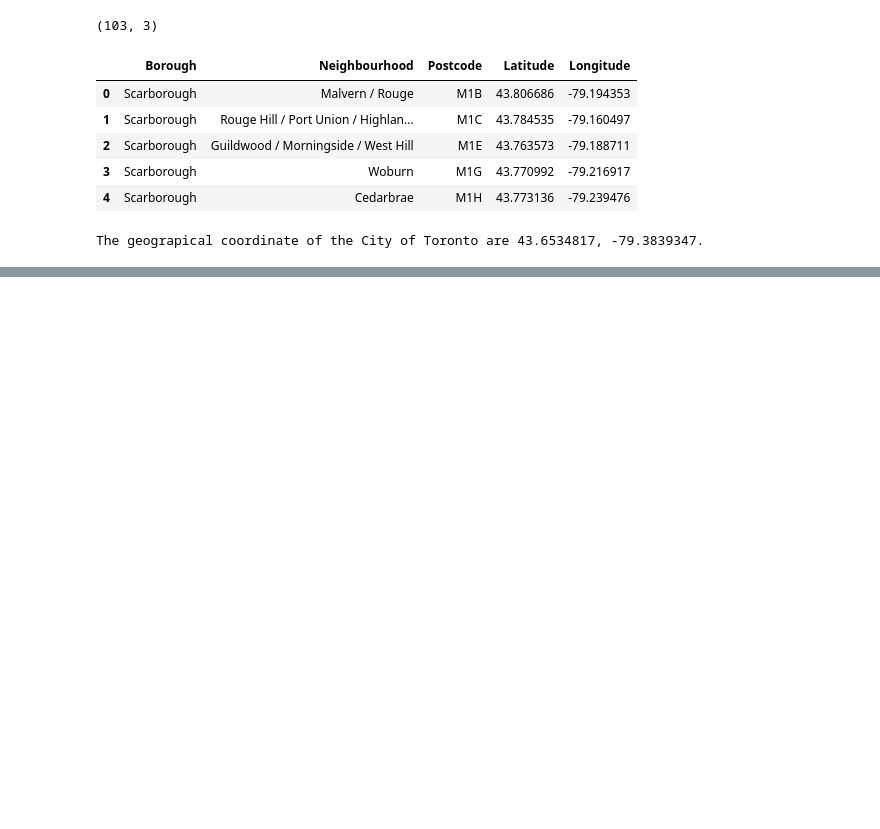
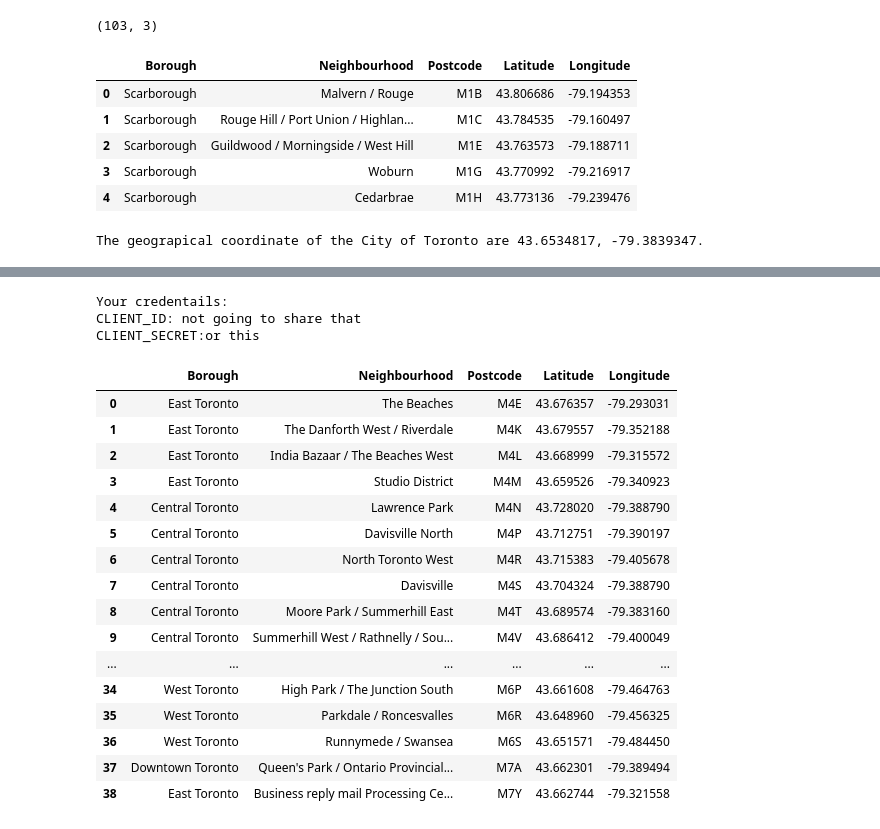
Before and after one commit to WalkerTyD/github-example, a Jupyter notebook: Clusters.ipynb, the cells around one changed output, grey strips where cells are left out. Cells and saved outputs as stored; diff of their text form; code cells hidden in the pictures; blank space fills up the shorter version.

Commit message:
Published from Watson Studio.

```diff
--- a/Clusters.ipynb
+++ b/Clusters.ipynb
@@ -181,3 +181,38 @@ for lat, lng, borough, neighborhood in zip(df_tor['Latitude'], df_tor['Longitude
 map_toronto
 # %% [output]
 [interactive output not drawn]
+# %%
+CLIENT_ID = 'not going to share that' # your Foursquare ID
+CLIENT_SECRET = 'or this' # your Foursquare Secret
+VERSION = '20180605' # Foursquare API version
+
+print('Your credentails:')
+print('CLIENT_ID: ' + CLIENT_ID)
+print('CLIENT_SECRET:' + CLIENT_SECRET)
+# %% [output]
+Your credentails:
+CLIENT_ID: not going to share that
+CLIENT_SECRET:or this
+# %%
+df_t4 = df_tor[df_tor['Borough'].str.contains('Toronto')]
+
+to_data = df_t4.reset_index(drop=True)
+to_data
+# %% [output]
+|  | Borough | Neighbourhood | Postcode | Latitude | Longitude |
+| 0 | East Toronto | The Beaches | M4E | 43.676357 | -79.293031 |
+| 1 | East Toronto | The Danforth West / Riverdale | M4K | 43.679557 | -79.352188 |
+| 2 | East Toronto | India Bazaar / The Beaches West | M4L | 43.668999 | -79.315572 |
+| 3 | East Toronto | Studio District | M4M | 43.659526 | -79.340923 |
+| 4 | Central Toronto | Lawrence Park | M4N | 43.728020 | -79.388790 |
+| 5 | Central Toronto | Davisville North | M4P | 43.712751 | -79.390197 |
+| 6 | Central Toronto | North Toronto West | M4R | 43.715383 | -79.405678 |
+| 7 | Central Toronto | Davisville | M4S | 43.704324 | -79.388790 |
+| 8 | Central Toronto | Moore Park / Summerhill East | M4T | 43.689574 | -79.383160 |
+| 9 | Central Toronto | Summerhill West / Rathnelly / Sou... | M4V | 43.686412 | -79.400049 |
+| ... | ... | ... | ... | ... | ... |
+| 34 | West Toronto | High Park / The Junction South | M6P | 43.661608 | -79.464763 |
+| 35 | West Toronto | Parkdale / Roncesvalles | M6R | 43.648960 | -79.456325 |
+| 36 | West Toronto | Runnymede / Swansea | M6S | 43.651571 | -79.484450 |
+| 37 | Downtown Toronto | Queen's Park / Ontario Provincial... | M7A | 43.662301 | -79.389494 |
+| 38 | East Toronto | Business reply mail Processing Ce... | M7Y | 43.662744 | -79.321558 |
```
Also changed, not shown: parts of 8 cells of this notebook.
